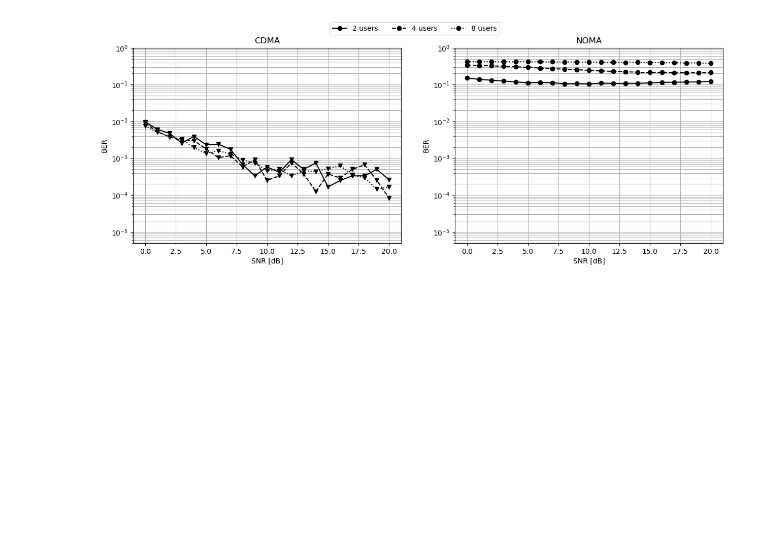
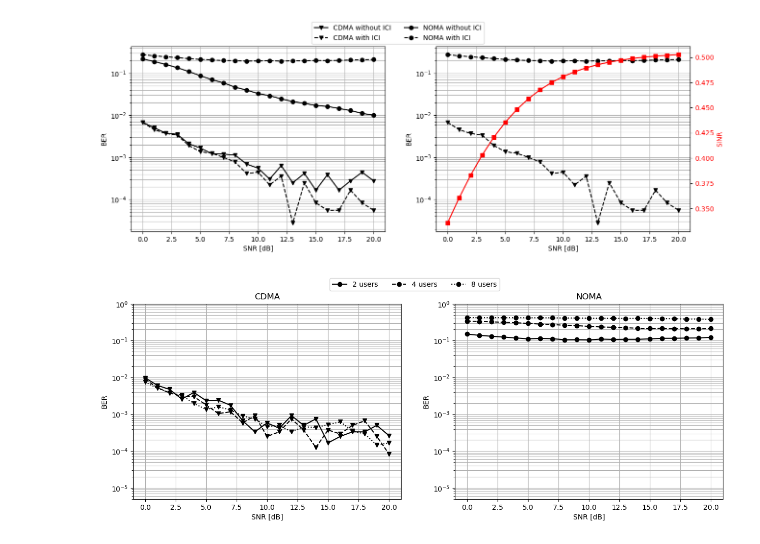
Before and after one commit to BaptisteSambon/LELEC2796-Juju-Baba, a Jupyter notebook: plots.ipynb, the cells around one changed output. Saved outputs shown, nothing was run; the diff lists cells and outputs as text; code cells hidden in the pictures; blank space fills up the shorter version.

```diff
--- a/plots.ipynb
+++ b/plots.ipynb
@@ -45,3 +59,49 @@ plt.show()
+# %%
+P_int  = 1/np.mean(interfs)
+snr_db = snr_db = np.arange(0, 21, 1)
+snr = 10**(snr_db/10)
+
+var_noise = 1/(10**(0.1*snr_db))
+
+sinr = 1/(var_noise + P_int)
+
+ratio_sinr_snr = sinr
+
+# Plot the data
+plt.figure(figsize=(15, 5))
+
+plt.subplot(1, 2, 1)
+plt.semilogy(snr_db, cdma_ber_without, "v-", label="CDMA without ICI", color="black")
+plt.semilogy(snr_db, cdma_ber_with, "v--",  label="CDMA with ICI", color="black")
+plt.semilogy(snr_db, noma_ber_without, "o-", label="NOMA without ICI", color="black")
+plt.semilogy(snr_db, noma_ber_with, "o--", label="NOMA with ICI", color="black")
+plt.xlabel("SNR [dB]")
+plt.ylabel("BER")
+plt.legend(loc="upper center", bbox_to_anchor=(1.05, 1.15), ncol=2)
+plt.grid(which="both")
+
+plt.subplot(1, 2, 2)
+ax1 = plt.gca()  # first y-axis for BER
+
+plt.semilogy(snr_db, cdma_ber_with, "v--",  label="CDMA with ICI", color="black")
+plt.semilogy(snr_db, noma_ber_with, "o--", label="NOMA with ICI", color="black")
+
+# Plot the ratio on the second y-axis
+ax2 = ax1.twinx()  # second y-axis for the ratio
+ax2.plot(snr_db, ratio_sinr_snr, "s-", label="Ratio (SNR/SINR)", color="red")
+#ax2.set_ylabel(r"$\frac{P_{\mathrm{interference}}}{P_{\mathrm{noise}}}$", color="red", fontsize=18, rotation=90)
+ax2.set_ylabel(r"SINR", color="red",rotation=90)
+
+ax2.tick_params(axis='y', labelcolor="red")
+
+ax1.set_xlabel("SNR [dB]")
+ax1.set_ylabel("BER")
+ax1.grid(which="both")
+
+plt.savefig("data/Comparison/BER_with_ratio.pdf", format="pdf")
+plt.show()
+# %% [output]
+[figure, added]
 # %%
 # Plot as a function of the number of users
 
```
Also changed, not shown: parts of 5 cells of this notebook, 41 other files.
